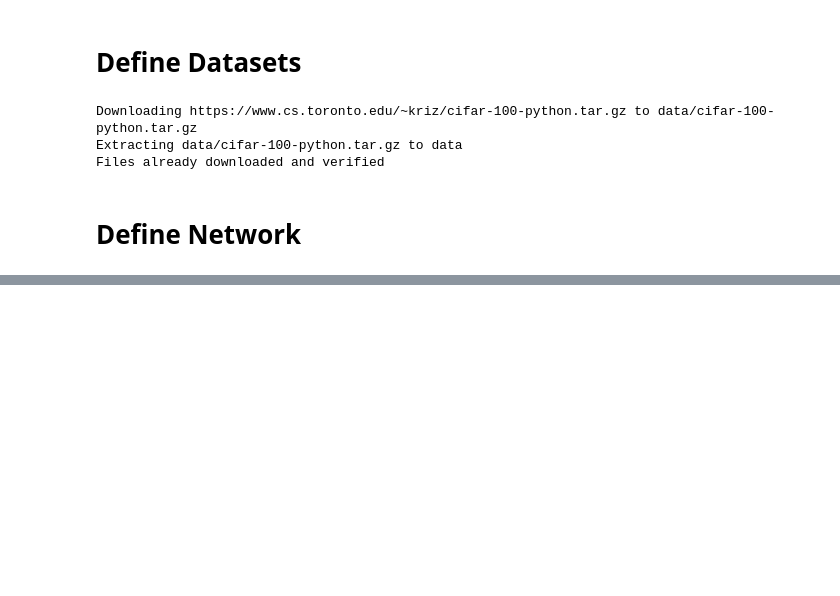
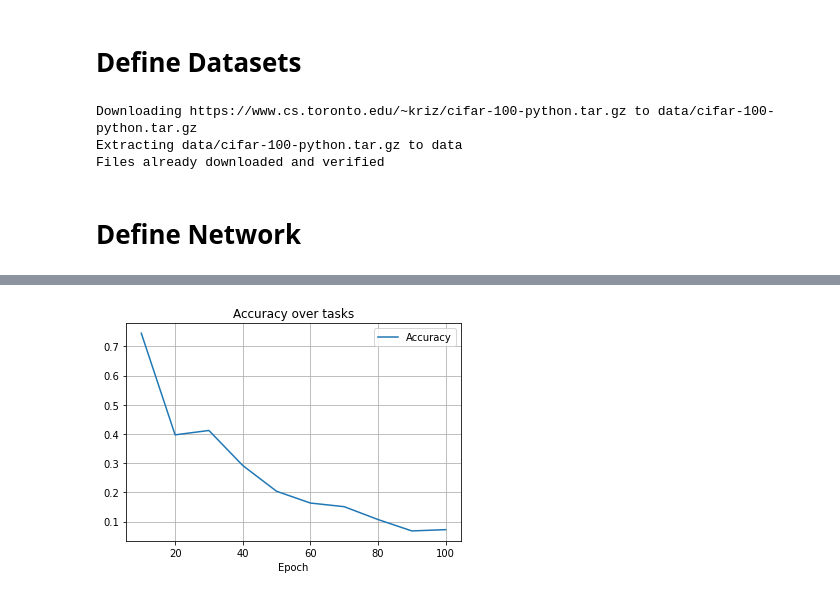
Before and after one commit to luciainnocenti/Incremental-learning, a Jupyter notebook: ICaRLMain.ipynb, the cells around one changed output, grey strips where cells are left out. Saved outputs shown, nothing was run; the diff lists cells and outputs as text; code cells hidden in the pictures; blank space fills up the shorter version.

```diff
--- a/ICaRLMain.ipynb
+++ b/ICaRLMain.ipynb
@@ -139,0 +140,19 @@ task: 50 train accuracy = 0.8054
+# %%
+l = [0.745,  0.397, 0.412, 0.292, 0.2038,0.1635, 0.151, 0.107, 0.068, 0.0723 ]
+# %%
+def plotTask(pars_tasks):
+  import numpy as np
+  import matplotlib.pyplot as plt
+
+  x_tasks =  np.linspace(10, 100, 10)
+
+  plt.plot(x_tasks, pars_tasks, label=['Accuracy'])
+  plt.xlabel("Epoch")
+  plt.title('Accuracy over tasks')
+  plt.legend(['Accuracy'])
+  plt.grid(True)
+  plt.show()
+# %%
+plotTask(l)
+# %% [output]
+[figure, added]
```
Also changed, not shown: parts of 2 cells of this notebook.
